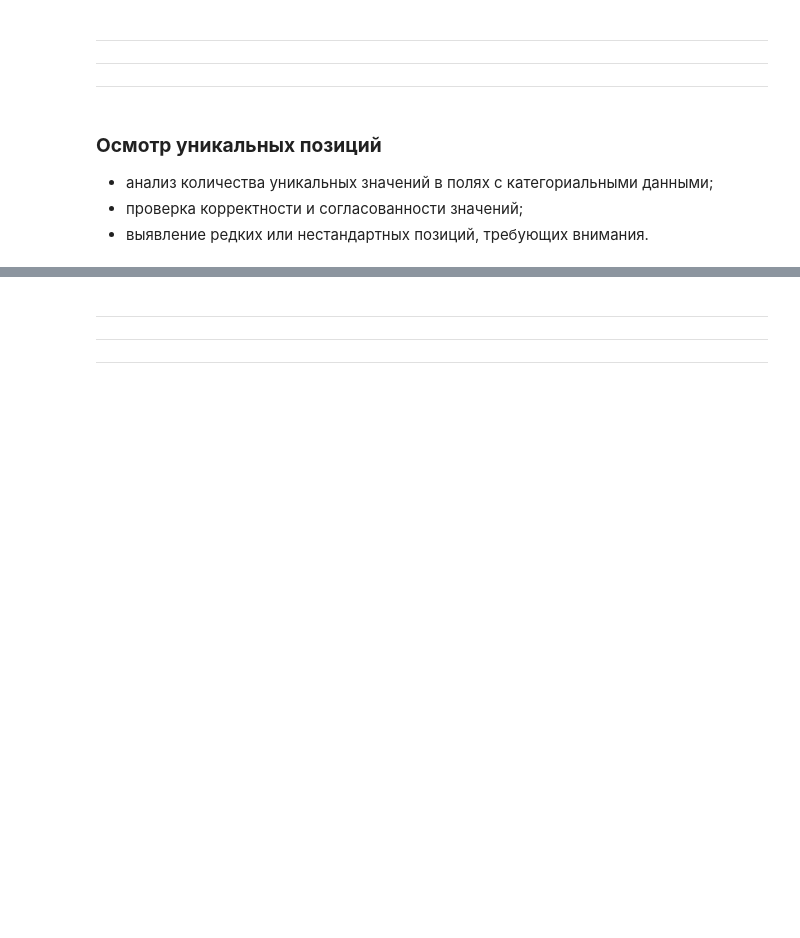
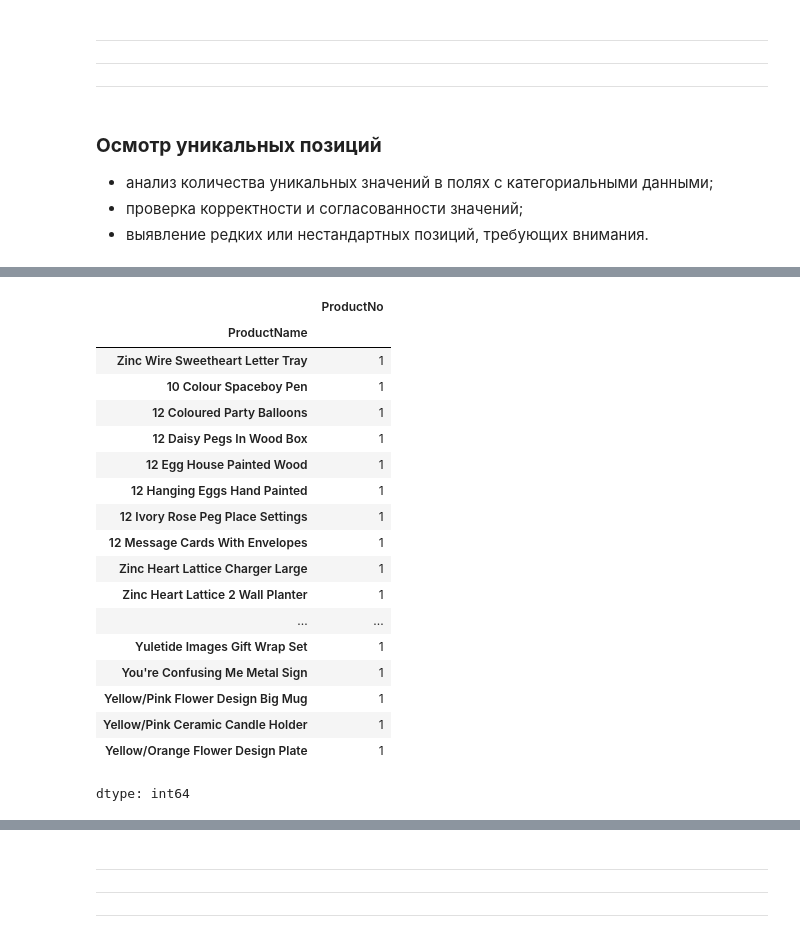
Before and after one commit to dazzens/dazzens, a Jupyter notebook: EDA_проект.ipynb, the cells around one changed output, grey strips where cells are left out. Cells and saved outputs as stored; diff of their text form; code cells hidden in the pictures; blank space fills up the shorter version.

```diff
--- a/EDA_проект.ipynb
+++ b/EDA_проект.ipynb
@@ -961,0 +1013,27 @@ display(largest_quantity_transactions)
+# %%
+(
+    df.groupby("ProductName")["ProductNo"]
+      .nunique()
+      .sort_values(ascending=False)
+      .head(20)
+)
+# %% [output]
+|  | ProductNo |
+| ProductName |  |
+| Zinc Wire Sweetheart Letter Tray | 1 |
+| 10 Colour Spaceboy Pen | 1 |
+| 12 Coloured Party Balloons | 1 |
+| 12 Daisy Pegs In Wood Box | 1 |
+| 12 Egg House Painted Wood | 1 |
+| 12 Hanging Eggs Hand Painted | 1 |
+| 12 Ivory Rose Peg Place Settings | 1 |
+| 12 Message Cards With Envelopes | 1 |
+| Zinc Heart Lattice Charger Large | 1 |
+| Zinc Heart Lattice 2 Wall Planter | 1 |
+| ... | ... |
+| Yuletide Images Gift Wrap Set | 1 |
+| You're Confusing Me Metal Sign | 1 |
+| Yellow/Pink Flower Design Big Mug | 1 |
+| Yellow/Pink Ceramic Candle Holder | 1 |
+| Yellow/Orange Flower Design Plate | 1 |
+dtype: int64
```
Also changed, not shown: parts of 24 cells of this notebook.
